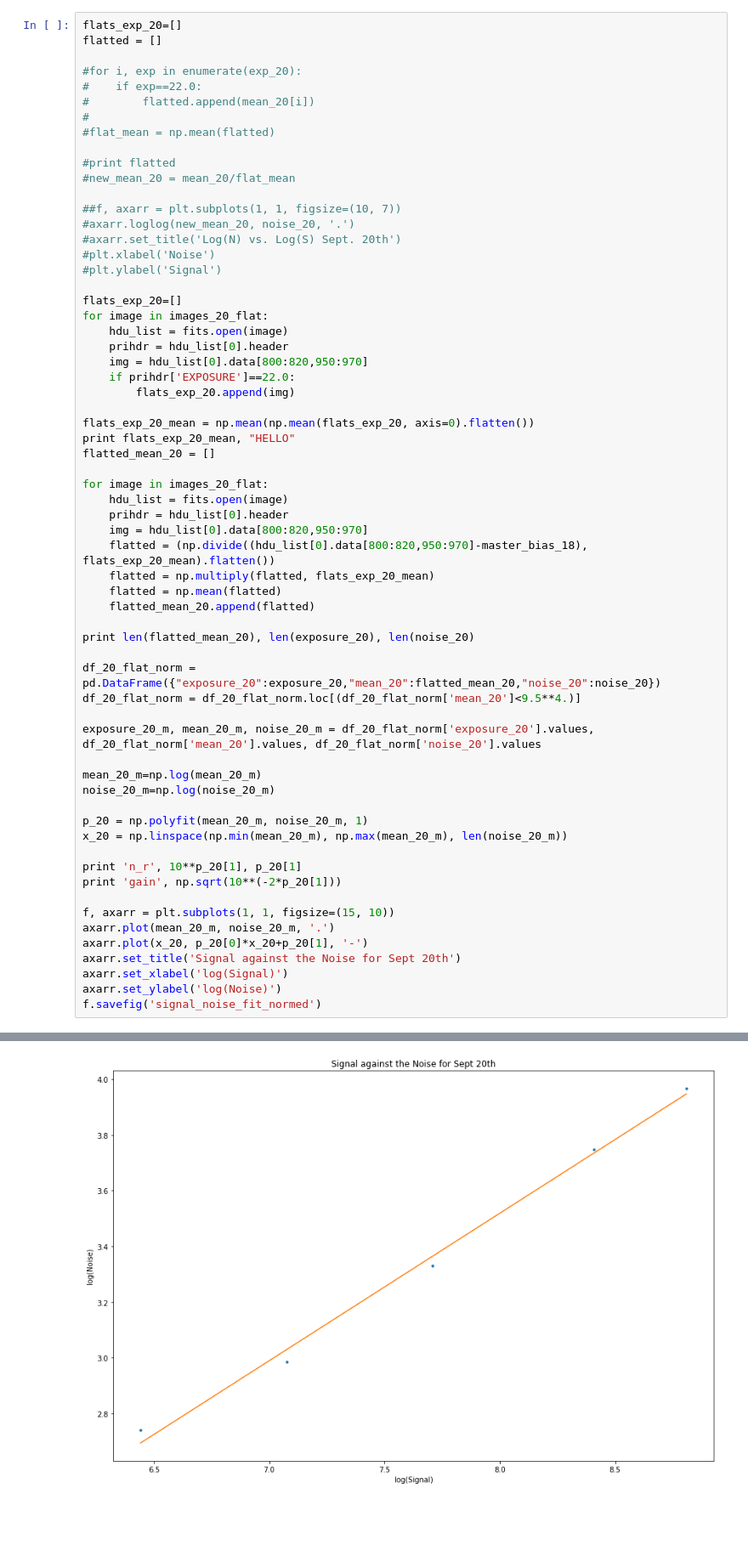
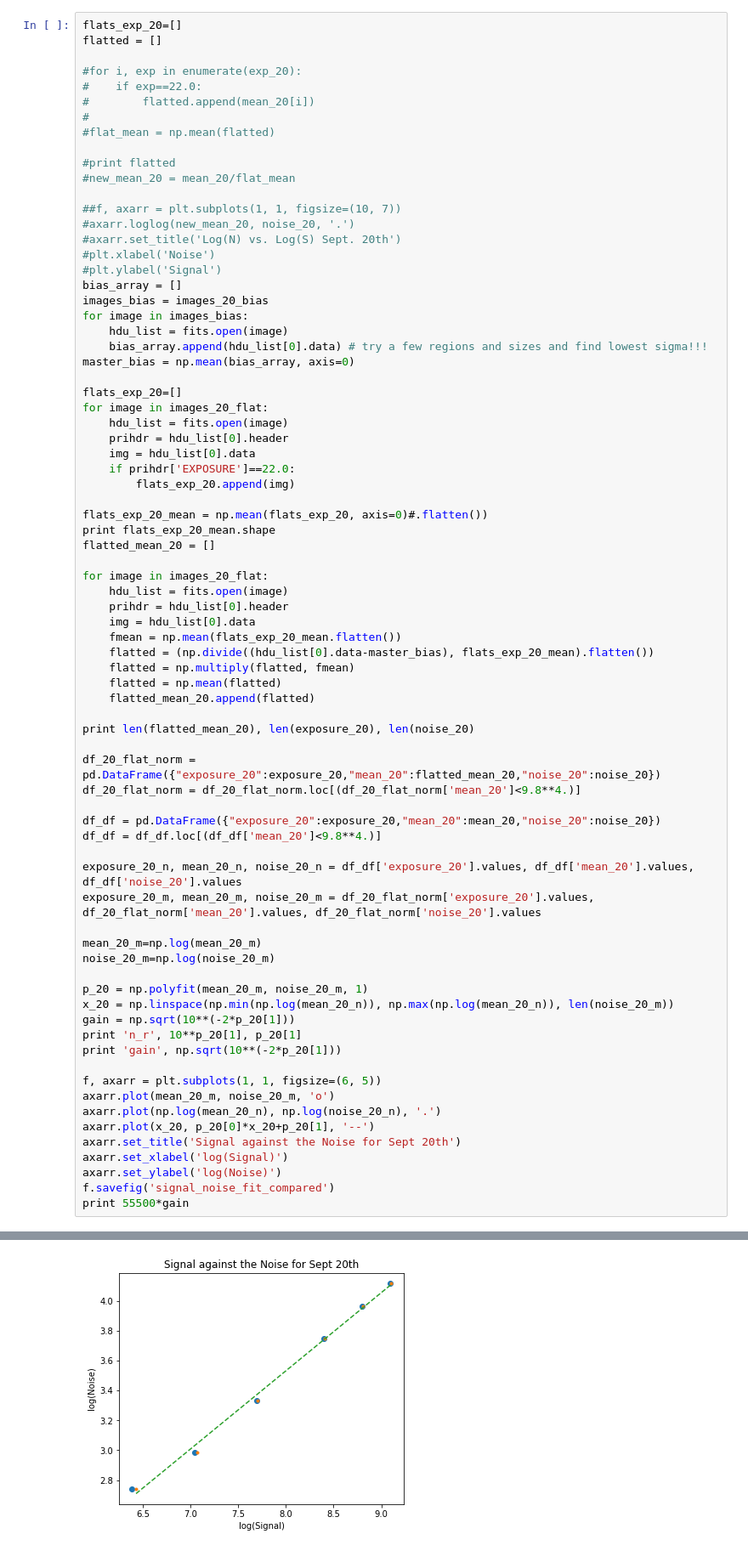
Before and after one commit to nannau/A329, a Jupyter notebook: notebooks/a329lab2.ipynb, the cells around one changed output, grey strips where cells are left out. Shown at 85% size. Cells and saved outputs as stored; diff of their text form; blank space fills up the shorter version.

```diff
--- a/notebooks/a329lab2.ipynb
+++ b/notebooks/a329lab2.ipynb
@@ -260,49 +277,62 @@ flatted = []
 #axarr.set_title('Log(N) vs. Log(S) Sept. 20th')
 #plt.xlabel('Noise')
 #plt.ylabel('Signal')
+bias_array = []
+images_bias = images_20_bias
+for image in images_bias:
+    hdu_list = fits.open(image)
+    bias_array.append(hdu_list[0].data) # try a few regions and sizes and find lowest sigma!!!
+master_bias = np.mean(bias_array, axis=0)
 
 flats_exp_20=[]
 for image in images_20_flat:
     hdu_list = fits.open(image)
     prihdr = hdu_list[0].header
-    img = hdu_list[0].data[800:820,950:970]
+    img = hdu_list[0].data
     if prihdr['EXPOSURE']==22.0:
         flats_exp_20.append(img)
 
-flats_exp_20_mean = np.mean(np.mean(flats_exp_20, axis=0).flatten())
-print flats_exp_20_mean, "HELLO"
+flats_exp_20_mean = np.mean(flats_exp_20, axis=0)#.flatten())
+print flats_exp_20_mean.shape
 flatted_mean_20 = []
 
 for image in images_20_flat:
     hdu_list = fits.open(image)
     prihdr = hdu_list[0].header
-    img = hdu_list[0].data[800:820,950:970]
-    flatted = (np.divide((hdu_list[0].data[800:820,950:970]-master_bias_18), flats_exp_20_mean).flatten())
-    flatted = np.multiply(flatted, flats_exp_20_mean)
+    img = hdu_list[0].data
+    fmean = np.mean(flats_exp_20_mean.flatten())
+    flatted = (np.divide((hdu_list[0].data-master_bias), flats_exp_20_mean).flatten())
+    flatted = np.multiply(flatted, fmean)
     flatted = np.mean(flatted)
     flatted_mean_20.append(flatted)
 
 print len(flatted_mean_20), len(exposure_20), len(noise_20)
 
 df_20_flat_norm = pd.DataFrame({"exposure_20":exposure_20,"mean_20":flatted_mean_20,"noise_20":noise_20})
-df_20_flat_norm = df_20_flat_norm.loc[(df_20_flat_norm['mean_20']<9.5**4.)]
+df_20_flat_norm = df_20_flat_norm.loc[(df_20_flat_norm['mean_20']<9.8**4.)]
 
+df_df = pd.DataFrame({"exposure_20":exposure_20,"mean_20":mean_20,"noise_20":noise_20})
+df_df = df_df.loc[(df_df['mean_20']<9.8**4.)]
+
+exposure_20_n, mean_20_n, noise_20_n = df_df['exposure_20'].values, df_df['mean_20'].values, df_df['noise_20'].values
 exposure_20_m, mean_20_m, noise_20_m = df_20_flat_norm['exposure_20'].values, df_20_flat_norm['mean_20'].values, df_20_flat_norm['noise_20'].values
 
 mean_20_m=np.log(mean_20_m)
 noise_20_m=np.log(noise_20_m)
 
 p_20 = np.polyfit(mean_20_m, noise_20_m, 1)
-x_20 = np.linspace(np.min(mean_20_m), np.max(mean_20_m), len(noise_20_m))
-
+x_20 = np.linspace(np.min(np.log(mean_20_n)), np.max(np.log(mean_20_n)), len(noise_20_m))
+gain = np.sqrt(10**(-2*p_20[1]))
 print 'n_r', 10**p_20[1], p_20[1]
 print 'gain', np.sqrt(10**(-2*p_20[1]))
 
-f, axarr = plt.subplots(1, 1, figsize=(15, 10))
-axarr.plot(mean_20_m, noise_20_m, '.')
-axarr.plot(x_20, p_20[0]*x_20+p_20[1], '-')
+f, axarr = plt.subplots(1, 1, figsize=(6, 5))
+axarr.plot(mean_20_m, noise_20_m, 'o')
+axarr.plot(np.log(mean_20_n), np.log(noise_20_n), '.')
+axarr.plot(x_20, p_20[0]*x_20+p_20[1], '--')
 axarr.set_title('Signal against the Noise for Sept 20th')
 axarr.set_xlabel('log(Signal)')
 axarr.set_ylabel('log(Noise)')
-f.savefig('signal_noise_fit_normed')
+f.savefig('signal_noise_fit_compared')
+print 55500*gain
 # %% [output]
@@ -313,4 +344,4 @@ gain 5.21369316333
-[figure, old version]
+[figure, new version]
 # %%
 # dividing flat fields:
 images_20_flat = glob.glob(sep_20_flat)
```
Also changed, not shown: parts of 10 cells of this notebook, 5 other files.
